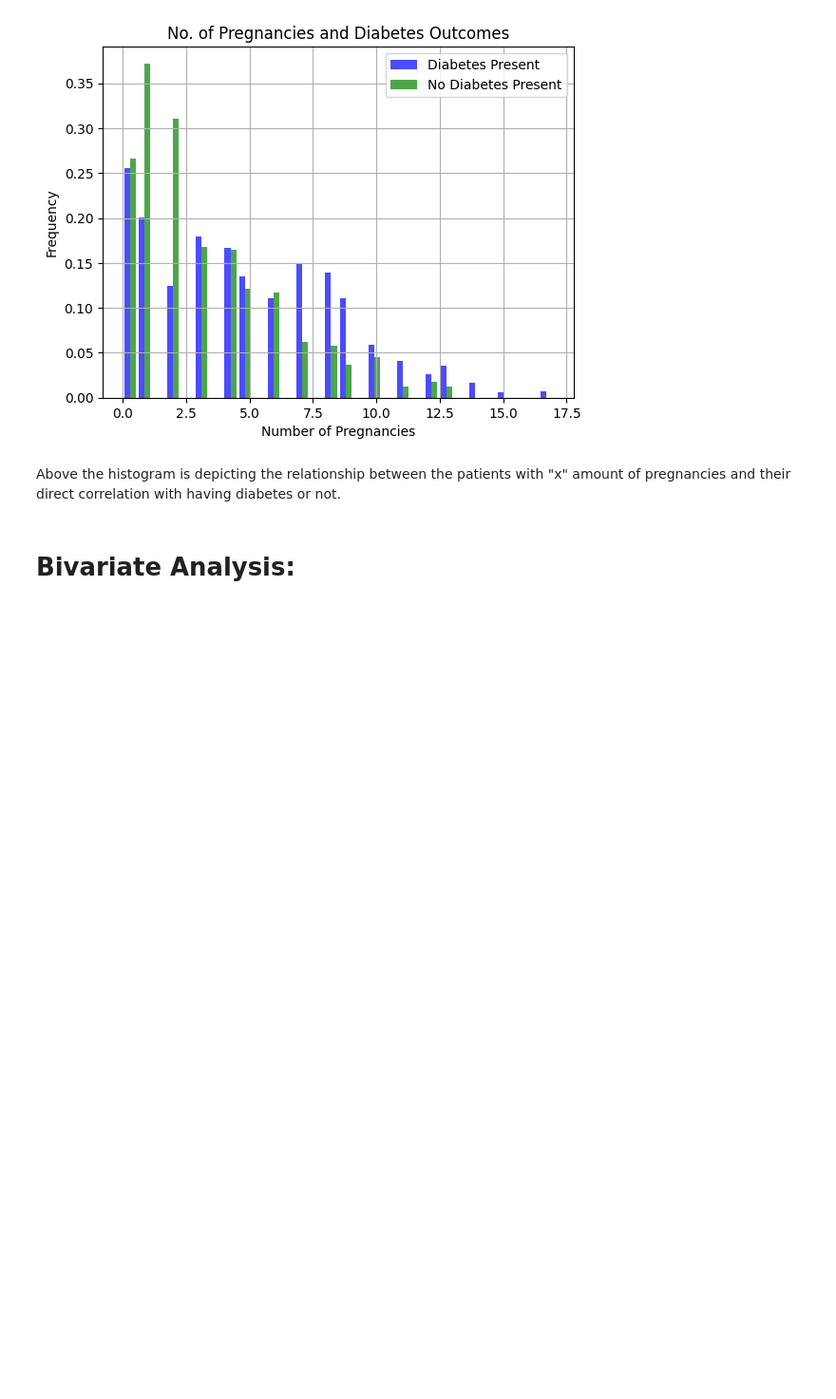
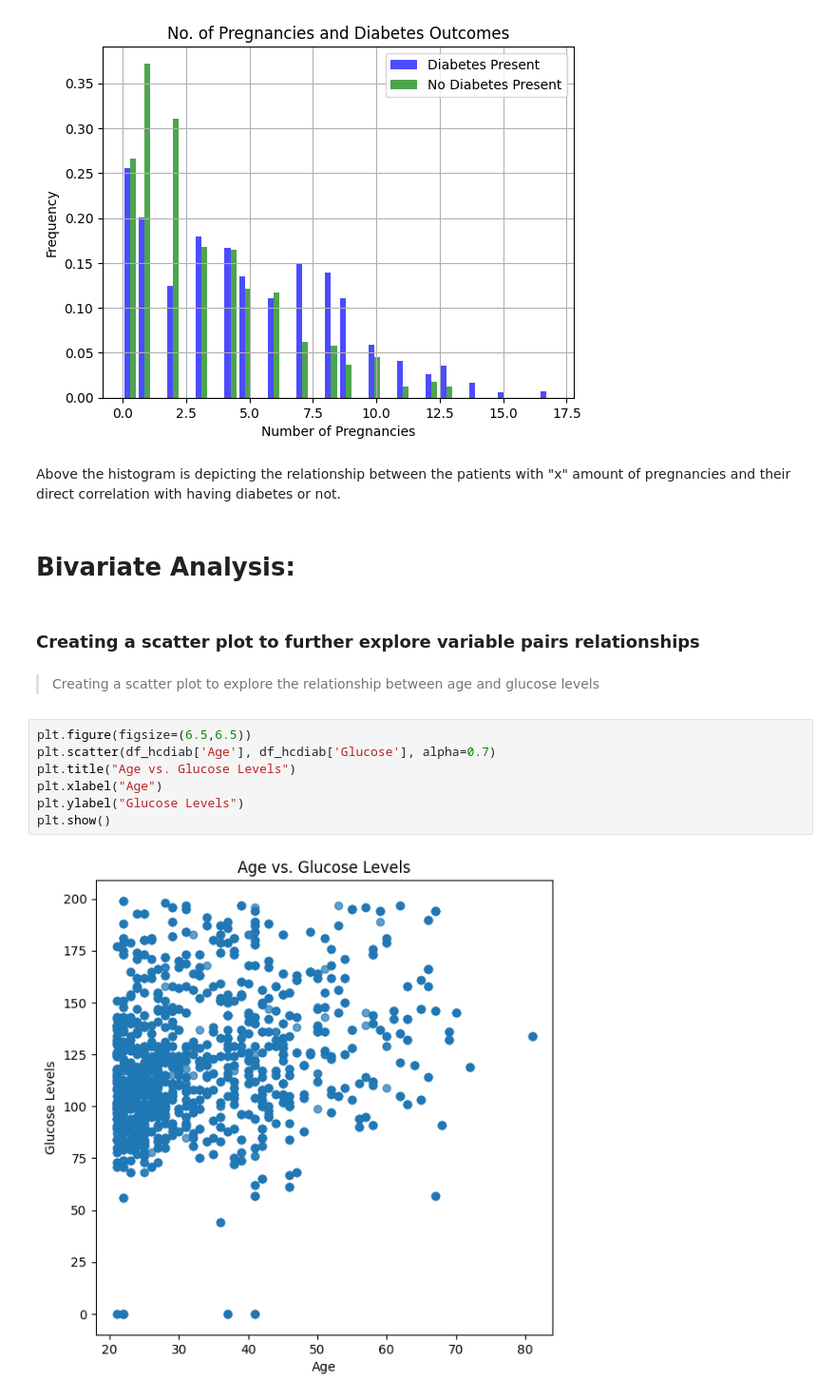
Before and after one commit to angeliki-tzanou/datasci_3_eda, a Jupyter notebook: Assignment_3_HHA_507.ipynb, the cells around one changed output. Shown: that part at 95% size. Drawn from its saved outputs; the diff is of its cells as text; blank space fills up the shorter version.

```diff
--- a/Assignment_3_HHA_507.ipynb
+++ b/Assignment_3_HHA_507.ipynb
@@ -330,3 +330,18 @@ plt.show()
 Above the histogram is depicting the relationship between the patients with "x" amount of pregnancies and their direct correlation with having diabetes or not.
 # %% [markdown]
 # **Bivariate Analysis:**
+# %% [markdown]
+### Creating a scatter plot to further explore variable pairs relationships
+# %% [markdown]
+
+
+> Creating a scatter plot to explore the relationship between age and glucose levels
+# %%
+plt.figure(figsize=(6.5,6.5))
+plt.scatter(df_hcdiab['Age'], df_hcdiab['Glucose'], alpha=0.7)
+plt.title("Age vs. Glucose Levels")
+plt.xlabel("Age")
+plt.ylabel("Glucose Levels")
+plt.show()
+# %% [output]
+[figure, added]
```
Also changed, not shown: parts of 5 cells of this notebook.
